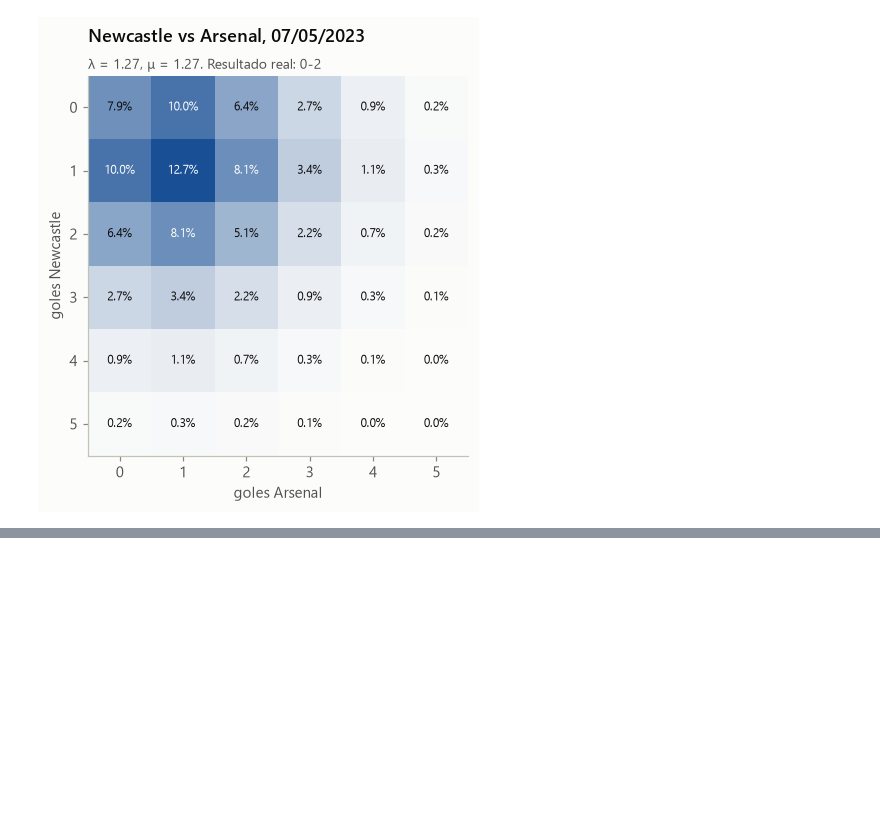
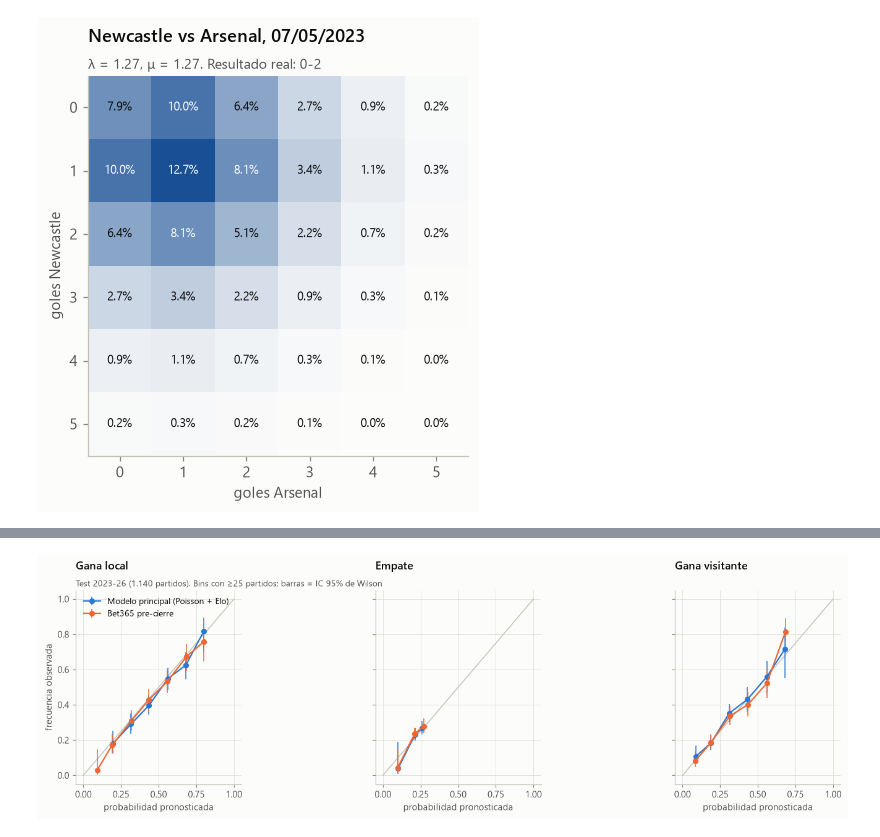
Before and after one commit to IgnacioGil23/futbol-predict, a Jupyter notebook: notebooks/03_modelo.ipynb, the cells around one changed output, grey strips where cells are left out. Saved outputs shown, nothing was run; the diff lists cells and outputs as text; code cells hidden in the pictures; blank space fills up the shorter version.

```diff
--- a/notebooks/03_modelo.ipynb
+++ b/notebooks/03_modelo.ipynb
@@ -212,0 +220,7 @@ El test se corre una sola vez.
+# %%
+from src.metrics import summarize
+test_results = pd.read_csv(PREDICTIONS_DIR / "test_results.csv")
+test_vs_market = pd.read_csv(PREDICTIONS_DIR / "test_vs_market.csv")
+test_preds = {pd.read_parquet(p).config.iloc[0]: pd.read_parquet(p) for p in PREDICTIONS_DIR.glob("test_*.parquet")}
+cols = ["config", "n", "log_loss", "rps", "brier", "accuracy", "ece", "exact_score_log_loss"]
+test_results[cols].style.format({c: "{:.4f}" for c in cols[2:]} | {"accuracy": "{:.1%}", "n": "{:,.0f}"}).hide(axis="index")
@@ -212,0 +238,11 @@ El test se corre una sola vez.
+# %%
+pinnacle_ids = set(test_preds["mercado_pinnacle_cierre"].match_id)
+rows = []
+for name, pred in test_preds.items():
+    d = pred.merge(features[["match_id", "season", "result"]], on="match_id")
+    for season, g in d.groupby("season"):
+        rows.append({"modelo": name.split("|")[0], "temporada": season, "log_loss": summarize(g[["p_home", "p_draw", "p_away"]].to_numpy(), g.result.to_numpy())["log_loss"]})
+    g = d[d.match_id.isin(pinnacle_ids)]
+    rows.append({"modelo": name.split("|")[0], "temporada": "muestra común con Pinnacle", "log_loss": summarize(g[["p_home", "p_draw", "p_away"]].to_numpy(), g.result.to_numpy())["log_loss"]})
+by_season = pd.DataFrame(rows).pivot(index="modelo", columns="temporada", values="log_loss")
+by_season.sort_values("muestra común con Pinnacle").style.format("{:.4f}")
@@ -212,0 +289,17 @@ El test se corre una sola vez.
+# %%
+main_name = next(k for k in test_preds if k.startswith("family=poisson_glm"))
+fig, axes = plt.subplots(1, 3, figsize=(12, 4), sharex=True, sharey=True)
+for ax, outcome in zip(axes, OUTCOMES):
+    ax.plot([0, 1], [0, 1], color=viz.AXIS, linewidth=1)
+    for name, label, color in [(main_name, "Modelo principal (Poisson + Elo)", viz.BLUE), ("mercado_bet365_precierre", "Bet365 pre-cierre", viz.ORANGE)]:
+        d = test_preds[name].merge(features[["match_id", "result"]], on="match_id")
+        t = reliability_table(d[["p_home", "p_draw", "p_away"]].to_numpy(), d.result.to_numpy(), n_bins=8)
+        t = t[(t.outcome == outcome) & (t.n >= 25)]
+        ax.errorbar(t.mean_predicted, t.observed, yerr=[t.observed - t.ci_low, t.ci_high - t.observed],
+                    fmt="o-", color=color, markersize=5, linewidth=1.5, elinewidth=1, label=label)
+    ax.set_title(labels[outcome]); ax.set_xlabel("probabilidad pronosticada"); ax.grid(True, axis="both")
+axes[0].set_ylabel("frecuencia observada"); axes[0].legend(loc="upper left")
+viz.subtitle(axes[0], "Test 2023-26 (1.140 partidos). Bins con ≥25 partidos; barras = IC 95% de Wilson")
+fig.tight_layout(); fig.savefig("../reports/figures/model_calibration_test.png"); plt.show()
+# %% [output]
+[figure, added]
```
Also changed, not shown: parts of 12 cells of this notebook, 1 other file.
